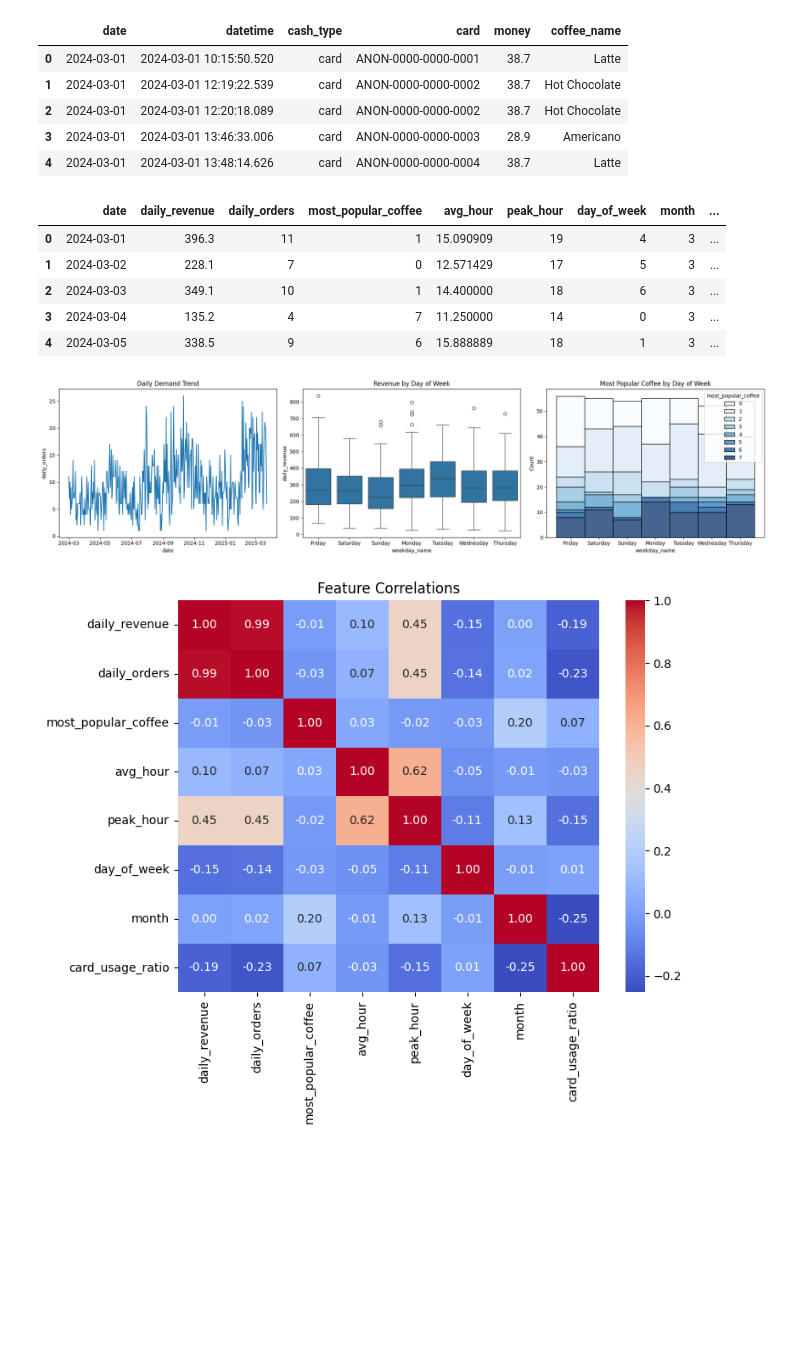
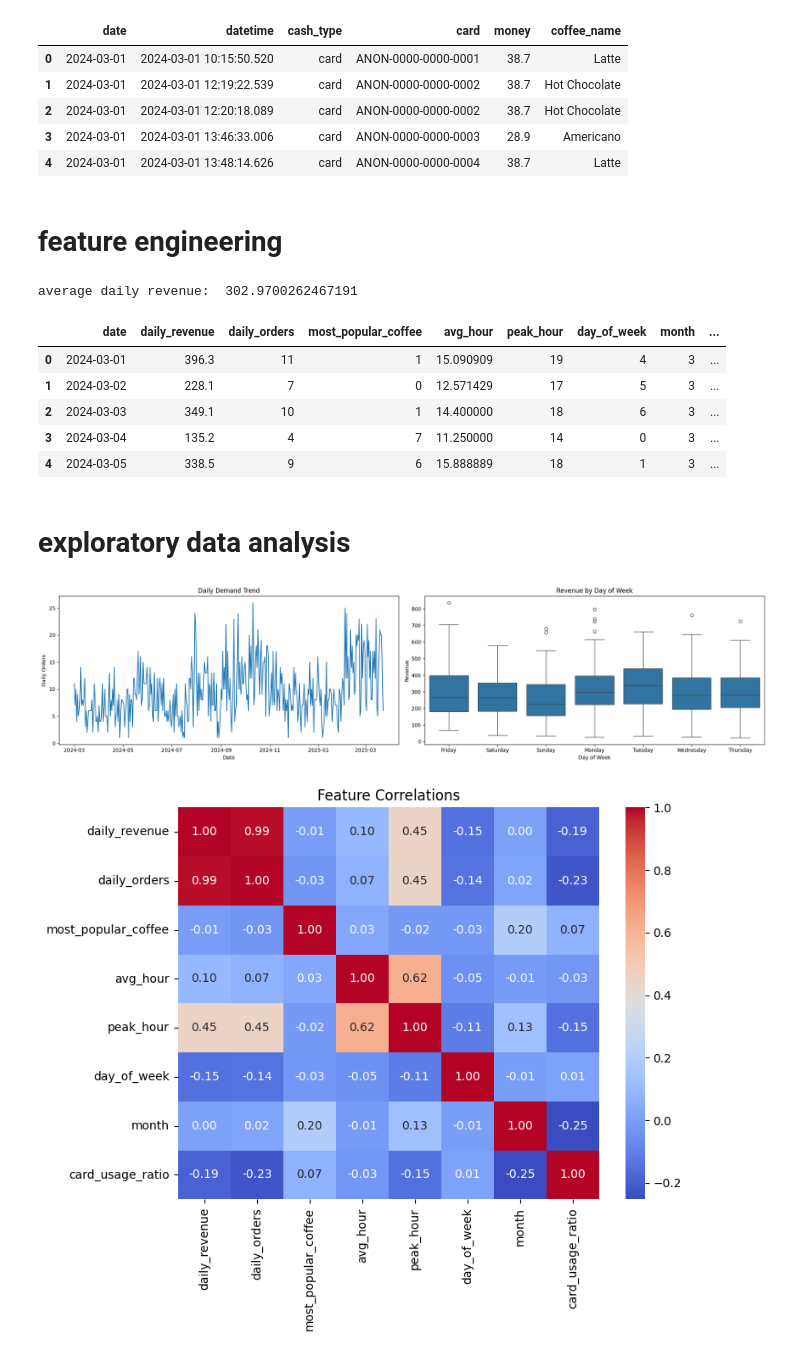
Before and after one commit to holgadoa/datascience-grp3-ml-project, a Jupyter notebook: actual/Group3-MachineLearningProject.ipynb, the cells around one changed output. Saved outputs shown, nothing was run; the diff lists cells and outputs as text; code cells hidden in the pictures; blank space fills up the shorter version.

```diff
--- a/actual/Group3-MachineLearningProject.ipynb
+++ b/actual/Group3-MachineLearningProject.ipynb
@@ -18,6 +20,8 @@ df.head()
 | 2 | 2024-03-01 | 2024-03-01 12:20:18.089 | card | ANON-0000-0000-0002 | 38.7 | Hot Chocolate |
 | 3 | 2024-03-01 | 2024-03-01 13:46:33.006 | card | ANON-0000-0000-0003 | 28.9 | Americano |
 | 4 | 2024-03-01 | 2024-03-01 13:48:14.626 | card | ANON-0000-0000-0004 | 38.7 | Latte |
+# %% [markdown]
+# feature engineering
 # %%
 df['date'] = pd.to_datetime(df['date'])                 #date column to date in datetime format
 df['datetime'] = pd.to_datetime(df['datetime'])         #datetime column to datetime in datetime format
@@ -28,14 +32,15 @@ df['day_of_week'] = df['date'].dt.dayofweek             #extract the day of the
 df['month'] = df['date'].dt.month                       #extract month from date, jan-dec:1-12
 
 #transform categorical features
-le = LabelEncoder()
-df['coffee_name'] = le.fit_transform(df['coffee_name']) #encode coffee type
-df['cash_type'] = le.fit_transform(df['cash_type'])     #encode cash type
+le_coffee = LabelEncoder()
+le_cash = LabelEncoder()
+df['coffee_type'] = le_coffee.fit_transform(df['coffee_name'])  #encode coffee type
+df['cash_type'] = le_cash.fit_transform(df['cash_type'])        #encode cash type
 
 #generate aggregated daily data for prediction
 daily_data = df.groupby('date').agg({
     'money': 'sum',                                     #total revenue per day
-    'coffee_name': ['count', lambda x: x.mode()[0]],    #total orders per day
+    'coffee_type': ['count', lambda x: x.mode()[0]],    #total orders per day
     'hour': ['mean', 'max'],                            #avg hr or the mean of time of transaction and peak hr per day
     'day_of_week': 'first',                             #day of the week for each date
     'month': 'first',                                   #month for each date
@@ -53,62 +58,58 @@ daily_data.columns = ['date',
                      'month',
                      'card_usage_ratio'
                 ]
-
+print("average daily revenue: ", daily_data['daily_revenue'].mean())
 #display
 daily_data.head()
 # %% [output]
+average daily revenue:  302.9700262467191
 |  | date | daily_revenue | daily_orders | most_popular_coffee | avg_hour | peak_hour | day_of_week | month | ... |
 | 0 | 2024-03-01 | 396.3 | 11 | 1 | 15.090909 | 19 | 4 | 3 | ... |
 | 1 | 2024-03-02 | 228.1 | 7 | 0 | 12.571429 | 17 | 5 | 3 | ... |
 | 2 | 2024-03-03 | 349.1 | 10 | 1 | 14.400000 | 18 | 6 | 3 | ... |
 | 3 | 2024-03-04 | 135.2 | 4 | 7 | 11.250000 | 14 | 0 | 3 | ... |
 | 4 | 2024-03-05 | 338.5 | 9 | 6 | 15.888889 | 18 | 1 | 3 | ... |
+# %% [markdown]
+# exploratory data analysis
 # %%
-#exploratory data analysis
 day_labels = ['Monday', 'Tuesday', 'Wednesday', 'Thursday', 'Friday', 'Saturday', 'Sunday']
 daily_data['weekday_name'] = daily_data['day_of_week'].map(dict(zip(range(7), day_labels)))
 
-plt.figure(figsize=(20, 5))                             #set the size of the plot wxh
-
+                        #set the size of the plot wxh
+plt.figure(figsize=(20, 5))
 #plot date against volume of orders
-plt.subplot(1, 3, 1)                                    #allocates a 1x2 grid for the separate plots, sets this plot to first index
+plt.subplot(1, 2, 1)                                    #allocates a 1x2 grid for the separate plots, sets this plot to first index
 sns.lineplot(                                           #create a line plot
             data=daily_data,                            #set which data to use
             x='date',                                   #set x axis for date
             y='daily_orders')                           #set y axis for daily orders
+plt.xlabel('Date')                                       #set x axis label
+plt.ylabel('Daily Orders')                               #set y axis label
+plt.tight_layout()                                      #ensure no overlaps, etc. in the plot created
 plt.title('Daily Demand Trend')                         #titles the plot
 
 #plot revenue by day of the week
-plt.subplot(1, 3, 2)                                    #set this plot to the second index in the subplot
+plt.subplot(1, 2, 2)                                    #set this plot to the second index in the subplot
 sns.boxplot(                                            #create a box plot
             data=daily_data,
             x='weekday_name',
             y='daily_revenue')
 plt.title('Revenue by Day of Week')
+plt.xlabel('Day of Week')                                 #set x axis label
+plt.ylabel('Revenue')                                     #set y axis label
 plt.tight_layout()                                      #ensure no overlaps, etc. in the plot created                                         #display the plot
+plt.show()
 
-#plot popular coffee by day of the week
-plt.subplot(1, 3, 3)                                  #set this plot to the third index in the subplot
-sns.histplot(                                            #create a bar plot
-            data=daily_data,
-            x='weekday_name',
-            hue='most_popular_coffee',
-            multiple='stack',
-            discrete=True,
-            palette='Blues')
-plt.title('Most Popular Coffee by Day of Week')
-plt.tight_layout()                                      #ensure no overlaps, etc. in the plot created
-plt.show()                                              #display the plot
 
 #plot correlation between values
 plt.figure(figsize=(8, 6))
 sns.heatmap(
     daily_data.corr(numeric_only=True),                 #essentially compute numeric correlation between values present in daily_data
     annot=True,                                         #display correl values in each cell
     cmap='coolwarm',                                    #set the color map cool (negative) -> warm (positive)
     fmt=".2f")                                          #set the displayed values to 2 decimal places
 plt.title('Feature Correlations')
 plt.show()
 # %% [output]
-[figure, old version]
+[figure, new version]
 [figure]
```
Also changed, not shown: parts of 8 cells of this notebook.
